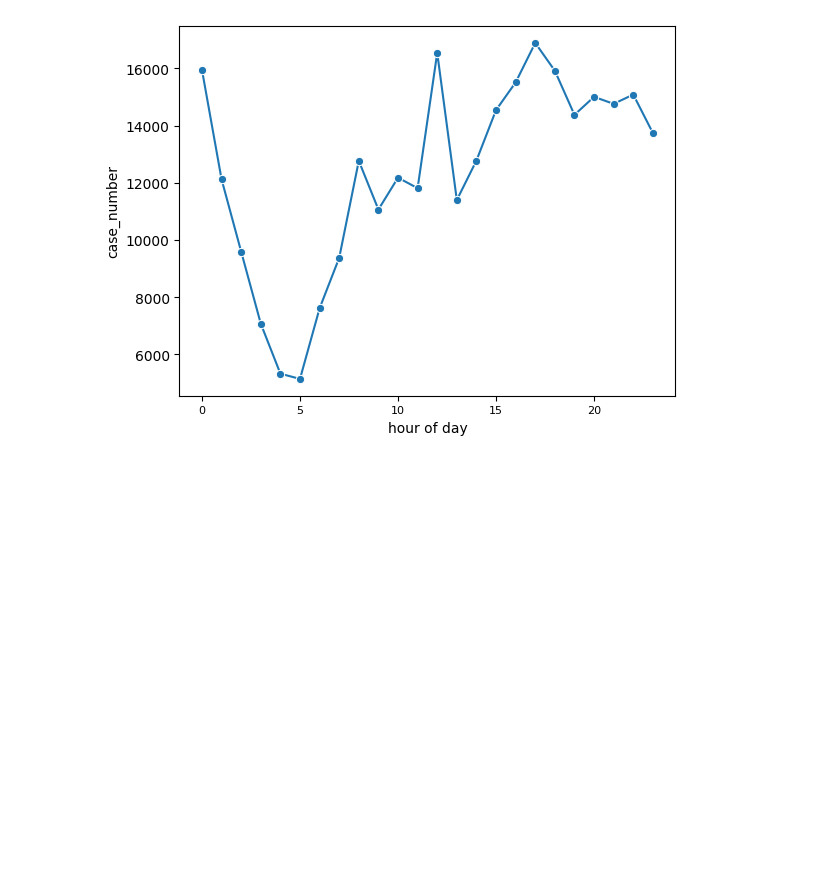
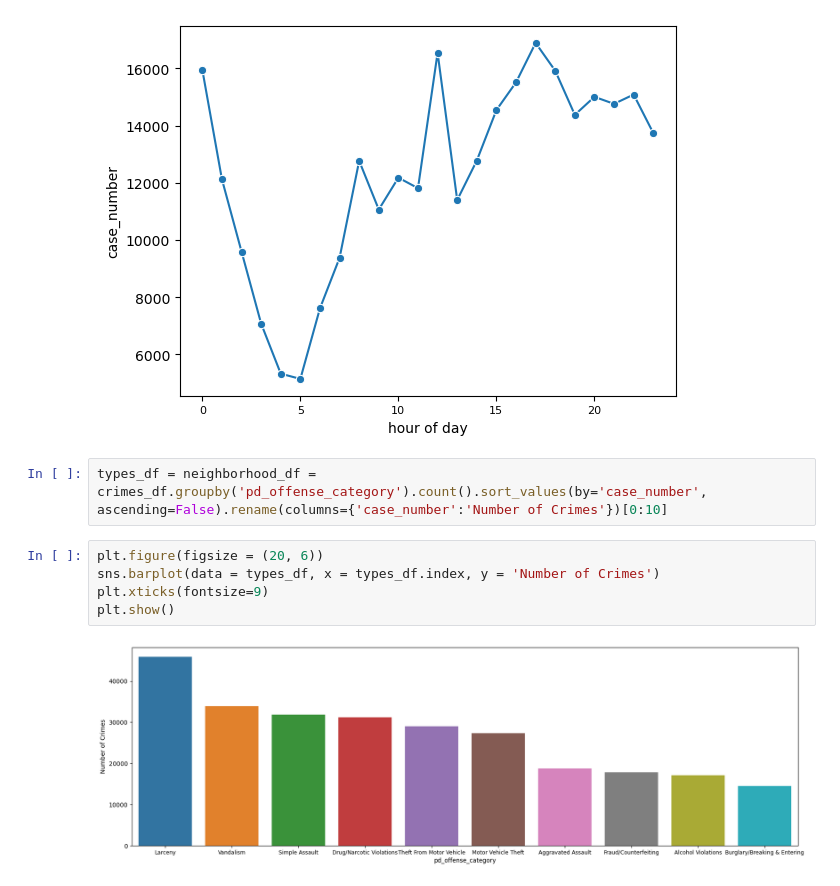
Before and after one commit to sarahhe05/San-Diego-Crime-Analysis, a Jupyter notebook: San-Diego-Crime-Analysis.ipynb, the cells around one changed output. Drawn from its saved outputs; the diff is of its cells as text; blank space fills up the shorter version.

```diff
--- a/San-Diego-Crime-Analysis.ipynb
+++ b/San-Diego-Crime-Analysis.ipynb
@@ -56,3 +57,12 @@ plt.xticks(fontsize=8)
 plt.show()
 # %% [output]
 [figure]
+# %%
+types_df = neighborhood_df = crimes_df.groupby('pd_offense_category').count().sort_values(by='case_number', ascending=False).rename(columns={'case_number':'Number of Crimes'})[0:10]
+# %%
+plt.figure(figsize = (20, 6))
+sns.barplot(data = types_df, x = types_df.index, y = 'Number of Crimes')
+plt.xticks(fontsize=9)
+plt.show()
+# %% [output]
+[figure, added]
```
Also changed, not shown: parts of 2 cells of this notebook.
